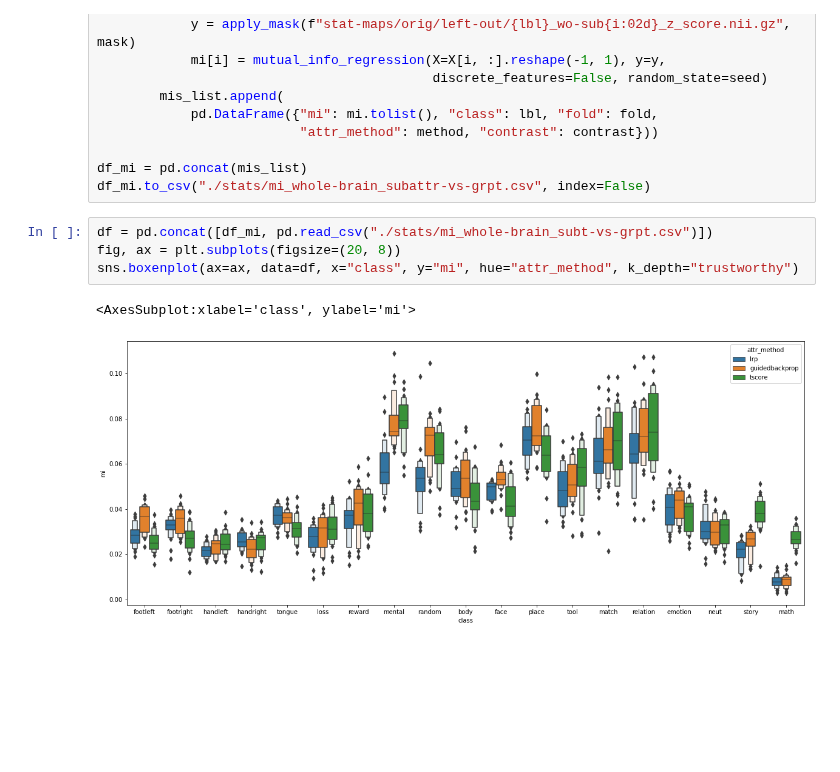
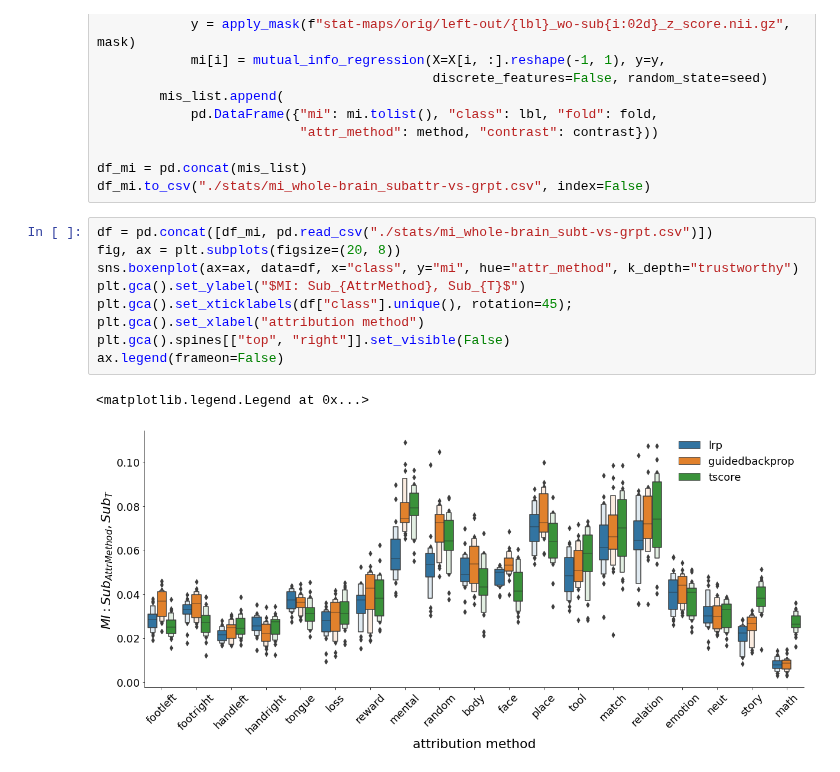
Before and after one commit to PhilippS893/thesis_code_and_analyses, a Jupyter notebook: 03_full_hcp/additional_analyses.ipynb, the cells around one changed output. Saved outputs shown, nothing was run; the diff lists cells and outputs as text; blank space fills up the shorter version.

```diff
--- a/03_full_hcp/additional_analyses.ipynb
+++ b/03_full_hcp/additional_analyses.ipynb
@@ -701,7 +705,12 @@ df_mi.to_csv("./stats/mi_whole-brain_subattr-vs-grpt.csv", index=False)
 # %%
 df = pd.concat([df_mi, pd.read_csv("./stats/mi_whole-brain_subt-vs-grpt.csv")])
 fig, ax = plt.subplots(figsize=(20, 8))
 sns.boxenplot(ax=ax, data=df, x="class", y="mi", hue="attr_method", k_depth="trustworthy")
+plt.gca().set_ylabel("$MI: Sub_{AttrMethod}, Sub_{T}$")
+plt.gca().set_xticklabels(df["class"].unique(), rotation=45);
+plt.gca().set_xlabel("attribution method")
+plt.gca().spines[["top", "right"]].set_visible(False)
+ax.legend(frameon=False)
 # %% [output]
-<AxesSubplot:xlabel='class', ylabel='mi'>
+<matplotlib.legend.Legend at 0x...>
-[figure, old version]
+[figure, new version]
```
Also changed, not shown: parts of 2 cells of this notebook, 25 other files.
